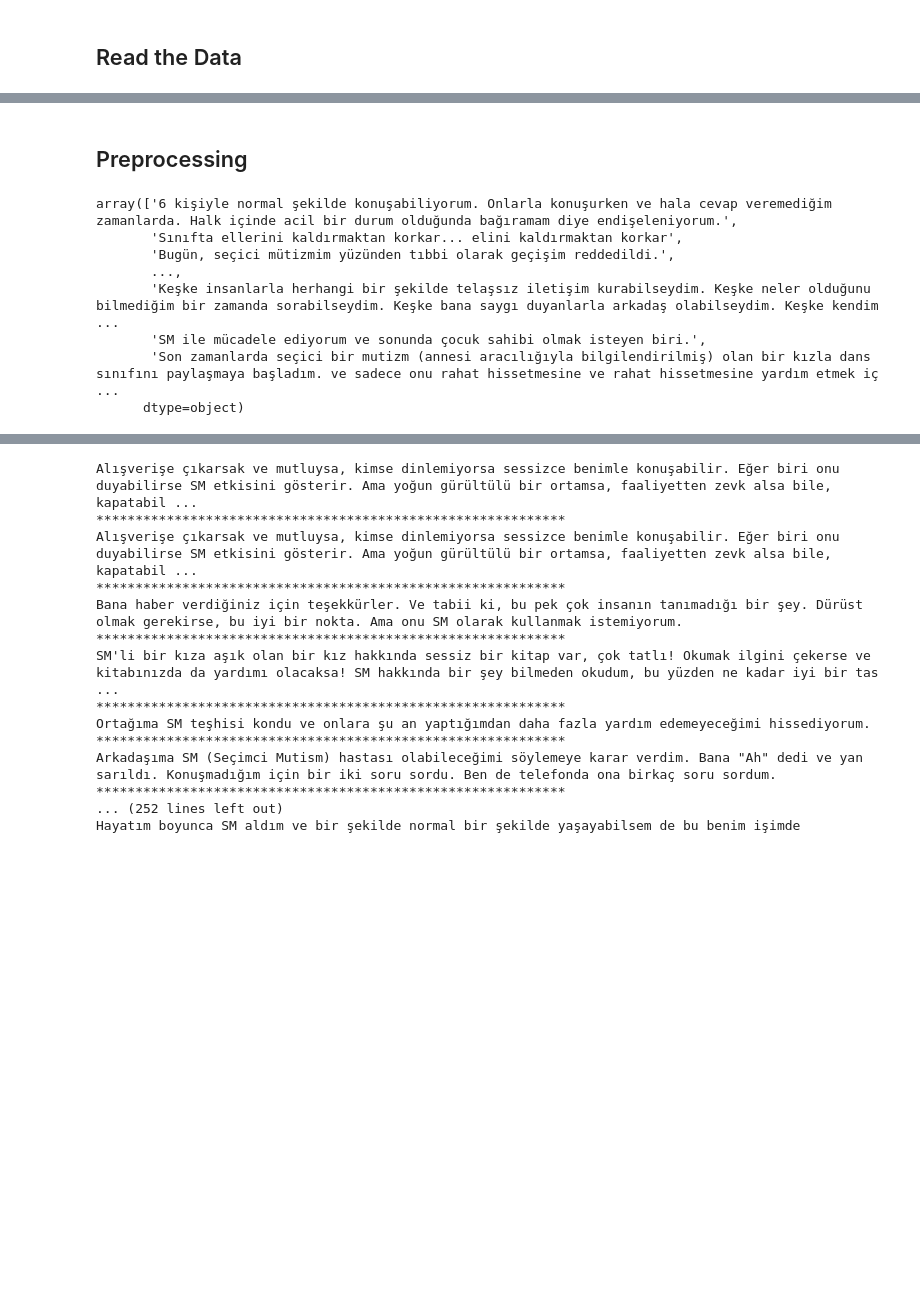
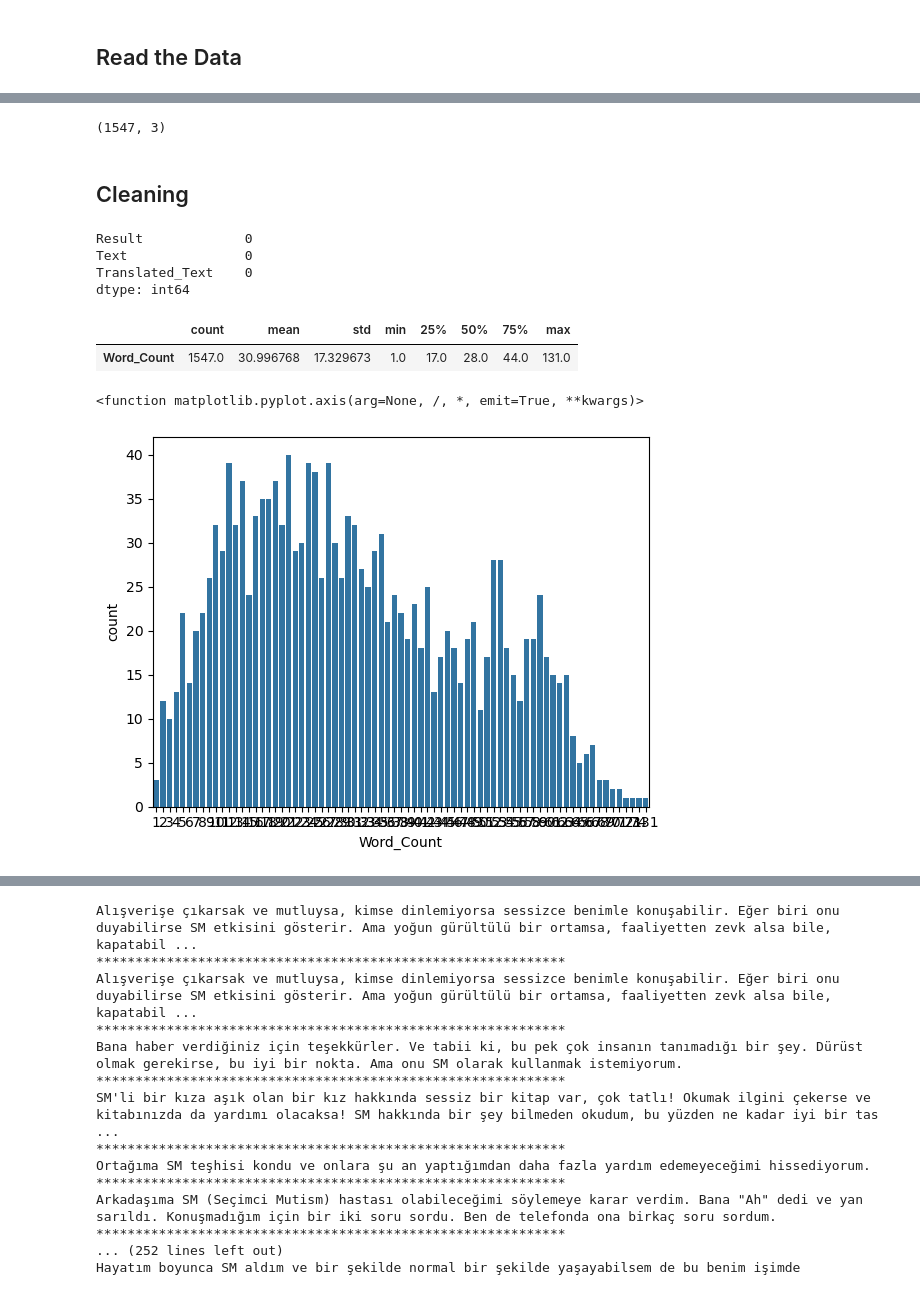
Before and after one commit to Halil3509/TEKNOFEST-Dilbazlar, a Jupyter notebook: Notebooks/Reddit_Data_Preprocessing.ipynb, the cells around one changed output, grey strips where cells are left out. Drawn from its saved outputs; the diff is of its cells as text; code cells hidden in the pictures; blank space fills up the shorter version.

```diff
--- a/Notebooks/Reddit_Data_Preprocessing.ipynb
+++ b/Notebooks/Reddit_Data_Preprocessing.ipynb
@@ -43,2 +6,3 @@ os.environ["TORCH_USE_CUDA_DSA"] = "1"
 # %%
-data = pd.read_csv('../Data/selectivemutism_llm_filtered_en.csv')
+data = pd.read_excel('../Data/selectivemutism_translated_to_tr.xlsx')
+data = data[data['Result'] == 'yes']
@@ -80,2 +8,0 @@ len(errors)
-# %%
-data['Text_TR'] = tr_data_list
@@ -84,4 +18,8 @@ data.to_csv('selective_mutism_pure_tr.csv', index=False)
+# %%
+data.shape
+# %% [output]
+(1547, 3)
 # %% [markdown]
-## Preprocessing
+## Cleaning
 # %%
 import matplotlib.pyplot as plt
@@ -88,17 +27,20 @@ import matplotlib.pyplot as plt
+# %%
+data.isnull().sum()
+# %% [output]
+Result             0
+Text               0
+Translated_Text    0
+dtype: int64
 # %%
-new_data = pd.read_csv('selective_mutism_pure_tr.csv')
-
-new_data = new_data.dropna().reset_index(drop=True)
-
-new_data['Word_Countr_TR'] = new_data['Text_TR'].apply(lambda x: len(x))
+data['Word_Count'] = data['Translated_Text'].apply(lambda x: len(x.split()))
-# %%
-new_data['Text_TR'].values
-# %% [output]
-array(['6 kişiyle normal şekilde konuşabiliyorum. Onlarla konuşurken ve hala cevap veremediğim zamanlarda. Halk içinde acil bir durum olduğunda bağıramam diye endişeleniyorum.',
-       'Sınıfta ellerini kaldırmaktan korkar... elini kaldırmaktan korkar',
-       'Bugün, seçici mütizmim yüzünden tıbbi olarak geçişim reddedildi.',
-       ...,
-       'Keşke insanlarla herhangi bir şekilde telaşsız iletişim kurabilseydim. Keşke neler olduğunu bilmediğim bir zamanda sorabilseydim. Keşke bana saygı duyanlarla arkadaş olabilseydim. Keşke kendim ...
-       'SM ile mücadele ediyorum ve sonunda çocuk sahibi olmak isteyen biri.',
-       'Son zamanlarda seçici bir mutizm (annesi aracılığıyla bilgilendirilmiş) olan bir kızla dans sınıfını paylaşmaya başladım. ve sadece onu rahat hissetmesine ve rahat hissetmesine yardım etmek iç ...
-      dtype=object)
+# %%
+data.describe().T
+# %% [output]
+|  | count | mean | std | min | 25% | 50% | 75% | max |
+| Word_Count | 1547.0 | 30.996768 | 17.329673 | 1.0 | 17.0 | 28.0 | 44.0 | 131.0 |
+# %%
+sns.countplot(x="Word_Count", data=data)
+plt.axis
+# %% [output]
+<function matplotlib.pyplot.axis(arg=None, /, *, emit=True, **kwargs)>
+[figure, added]
```
Also changed, not shown: parts of 25 cells of this notebook, 2 other files.
